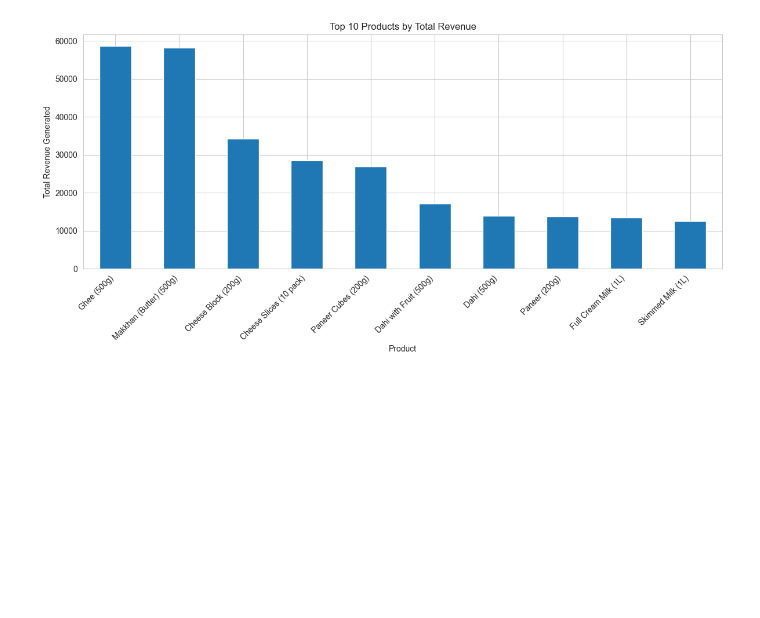
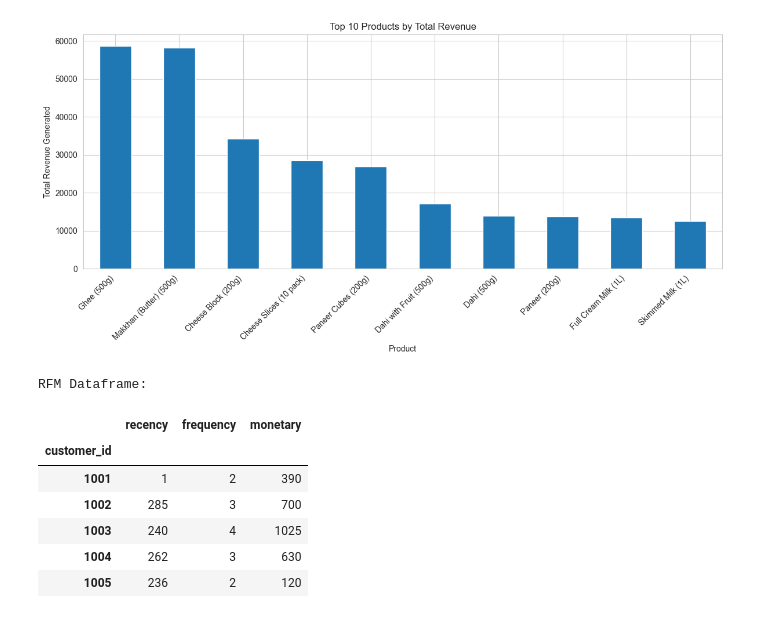
Before and after one commit to mansimakhare/dudhganga_dairy_analytics-, a Jupyter notebook: dudhganga-dairy-analysis.ipynb, the cells around one changed output. Drawn from its saved outputs; the diff is of its cells as text; code cells hidden in the pictures; blank space fills up the shorter version.

```diff
--- a/dudhganga-dairy-analysis.ipynb
+++ b/dudhganga-dairy-analysis.ipynb
@@ -243,0 +249,31 @@ plt.show()
+# %%
+# We need to calculate three things for each customer:
+# 1. Recency: How recently they purchased (days since last purchase)
+# 2. Frequency: How often they purchase (total number of orders)
+# 3. Monetary Value: How much they've spent in total (total revenue)
+# This is a classic marketing analysis called RFM Analysis.
+
+# First, ensure 'order_date' is a datetime object
+full_df['order_date'] = pd.to_datetime(full_df['order_date'])
+
+# Find the most recent date in the entire dataset to calculate recency
+most_recent_date = full_df['order_date'].max()
+
+# Group by customer and calculate RFM metrics
+customer_rfm = full_df.groupby('customer_id').agg(
+    recency=('order_date', lambda date: (most_recent_date - date.max()).days),
+    frequency=('order_id', 'count'),
+    monetary=('revenue', 'sum')
+)
+
+print("RFM Dataframe:")
+customer_rfm.head()
+# %% [output]
+RFM Dataframe:
+|  | recency | frequency | monetary |
+| customer_id |  |  |  |
+| 1001 | 1 | 2 | 390 |
+| 1002 | 285 | 3 | 700 |
+| 1003 | 240 | 4 | 1025 |
+| 1004 | 262 | 3 | 630 |
+| 1005 | 236 | 2 | 120 |
```
Also changed, not shown: parts of 4 cells of this notebook.
